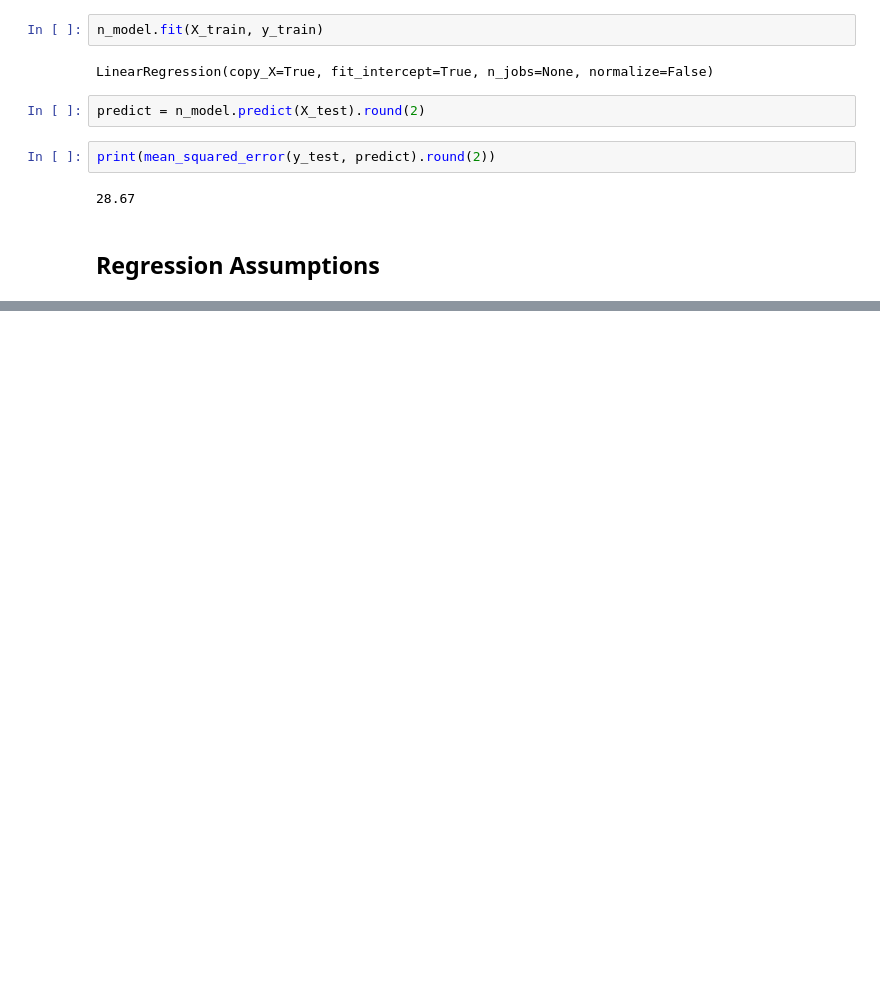
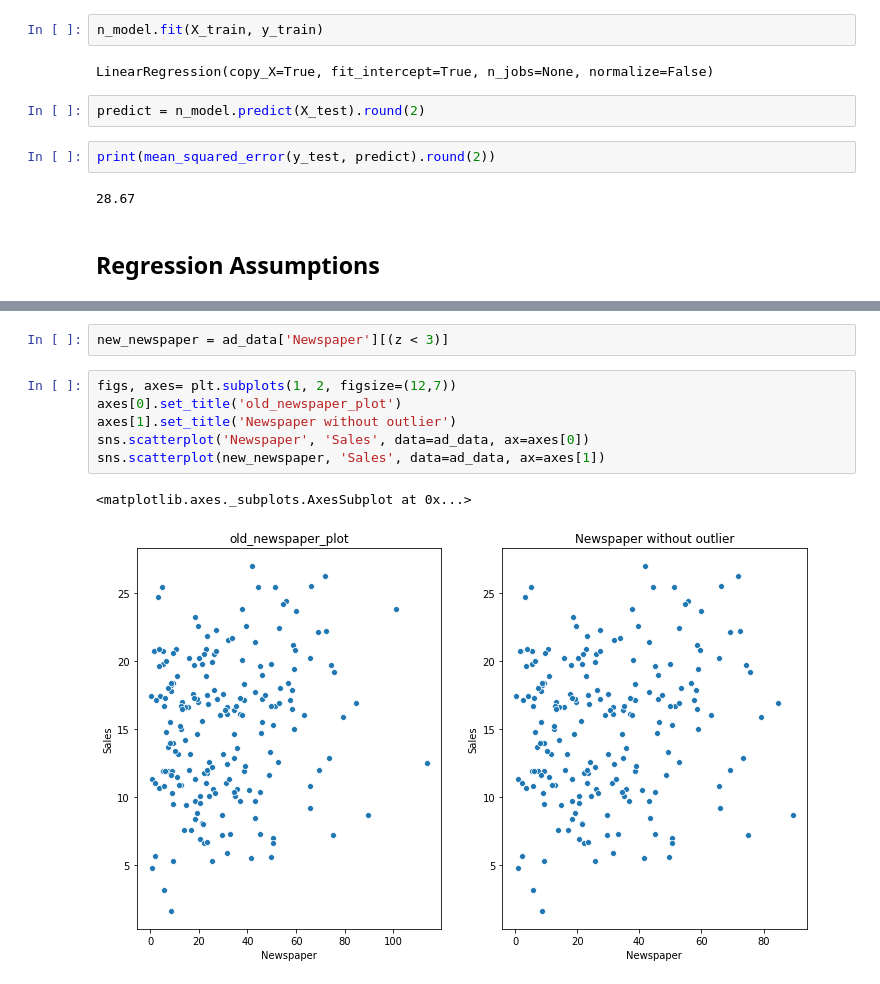
Before and after one commit to Abhishek768/sales_prediction, a Jupyter notebook: sales_prediction.ipynb, the cells around one changed output, grey strips where cells are left out. Cells and saved outputs as stored; diff of their text form; blank space fills up the shorter version.

```diff
--- a/sales_prediction.ipynb
+++ b/sales_prediction.ipynb
@@ -317,0 +354,11 @@ draw_regplot(columns, ad_data)
+# %%
+new_newspaper = ad_data['Newspaper'][(z < 3)]
+# %%
+figs, axes= plt.subplots(1, 2, figsize=(12,7))
+axes[0].set_title('old_newspaper_plot')
+axes[1].set_title('Newspaper without outlier')
+sns.scatterplot('Newspaper', 'Sales', data=ad_data, ax=axes[0])
+sns.scatterplot(new_newspaper, 'Sales', data=ad_data, ax=axes[1])
+# %% [output]
+<matplotlib.axes._subplots.AxesSubplot at 0x...>
+[figure, added]
```
Also changed, not shown: parts of 10 cells of this notebook.
